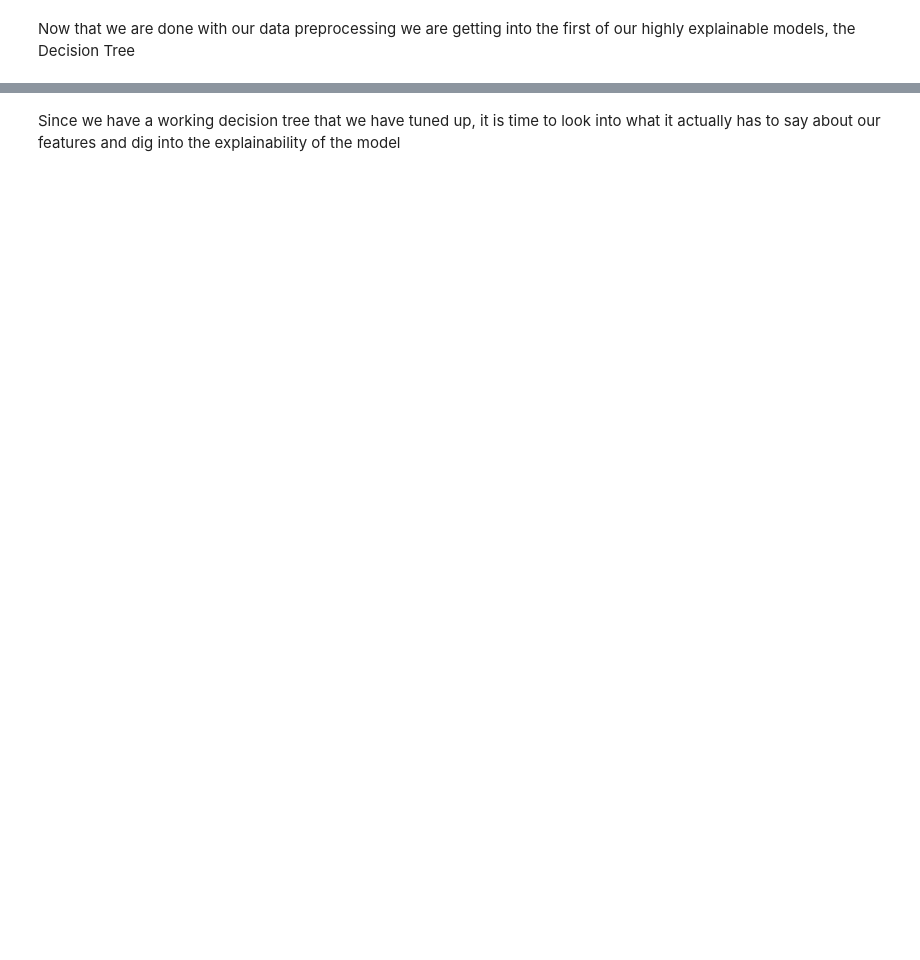
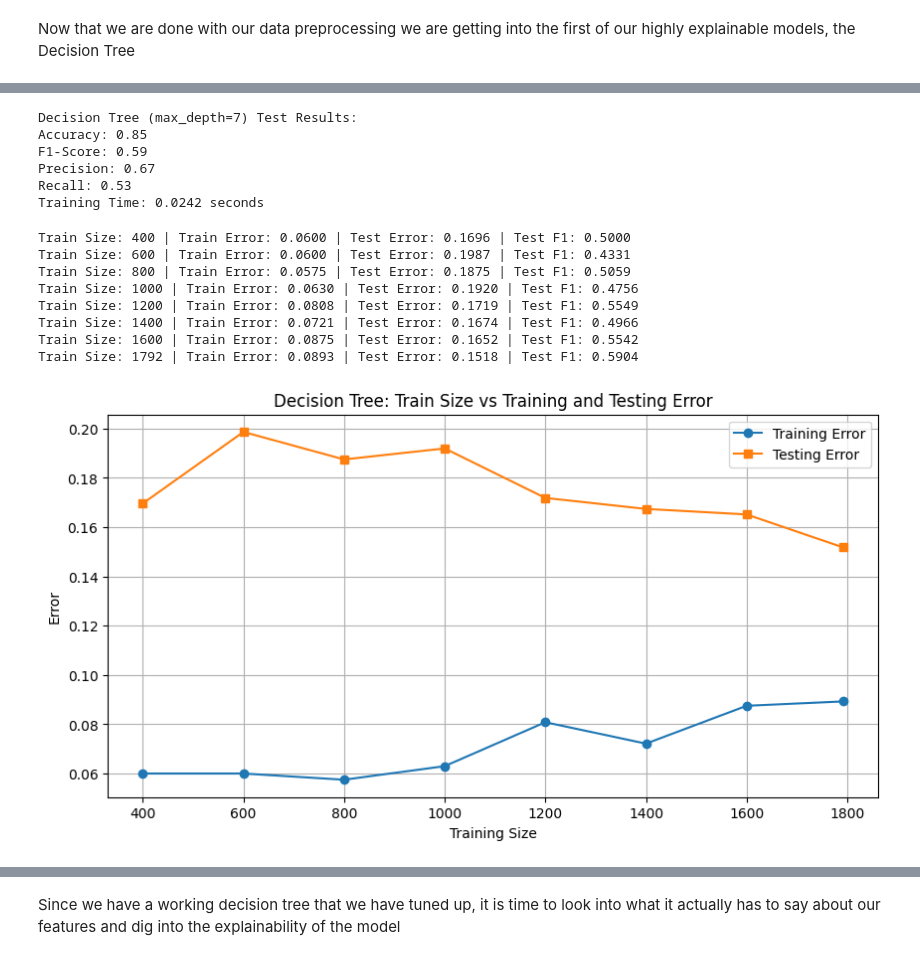
Before and after one commit to shankswhite/ML6140, a Jupyter notebook: HighExplainability.ipynb, the cells around one changed output, grey strips where cells are left out. Saved outputs shown, nothing was run; the diff lists cells and outputs as text; code cells hidden in the pictures; blank space fills up the shorter version.

```diff
--- a/HighExplainability.ipynb
+++ b/HighExplainability.ipynb
@@ -154,26 +240,30 @@ from sklearn.tree import DecisionTreeClassifier
 
 feature_names = marketing_df.drop(columns=['AcceptedAny']).columns.tolist()
 
-X_train, y_train, X_val, y_val, X_test, y_test = split_data(marketing_df, method='train_val_test')
+X = marketing_df.drop(columns=['AcceptedAny']).values
+y = marketing_df['AcceptedAny'].values
+
+X_train, X_test, y_train, y_test = train_test_split(
+    X, y, test_size=0.2, random_state=RANDOM_SEED, stratify=y
+)
 
 scaler = StandardScaler()
 X_train_scaled = scaler.fit_transform(X_train)
-X_val_scaled = scaler.transform(X_val)
 X_test_scaled = scaler.transform(X_test)
 
 # --- Hyperparameter tuning: max_depth via GridSearchCV ---
-param_grid = {'max_depth': [ 10, 15, 20, 25, 30, None]}
+param_grid = {'max_depth': [5, 7, 10, 15, 20, None]}
 
 grid_search = GridSearchCV(
     DecisionTreeClassifier(random_state=RANDOM_SEED),
     param_grid,
     scoring='f1',
     cv=5,
-    n_jobs=1
+    n_jobs=-1
 )
 
 start_time = time.time()
-grid_search.fit(X_train_scaled, y_train.ravel())
+grid_search.fit(X_train_scaled, y_train)
 end_time = time.time()
 
 best_depth = grid_search.best_params_['max_depth']
@@ -207,41 +308,58 @@ print(f"F1-Score: {f1:.2f}")
 print(f"Precision: {precision:.2f}")
 print(f"Recall: {recall:.2f}")
 print(f"Training Time: {dt_training_time:.4f} seconds")
+# %% [output]
+Decision Tree (max_depth=7) Test Results:
+Accuracy: 0.85
+F1-Score: 0.59
+Precision: 0.67
+Recall: 0.53
+Training Time: 0.0242 seconds
 # %%
 
 # --- Train size vs error ---
-train_sizes = [400, 600, 800, 1000, 1200]
+train_sizes = [400, 600, 800, 1000, 1200, 1400, 1600, 1792]
 dt_size_results = []
 
 for size in train_sizes:
     X_train_subset = X_train_scaled[:size]
     y_train_subset = y_train[:size]
 
     dt_model = DecisionTreeClassifier(max_depth=best_depth, random_state=RANDOM_SEED)
     dt_model.fit(X_train_subset, y_train_subset.ravel())
 
     y_train_pred = dt_model.predict(X_train_subset)
     train_error = 1 - accuracy_score(y_train_subset, y_train_pred)
 
     y_test_pred = dt_model.predict(X_test_scaled)
     test_error = 1 - accuracy_score(y_test, y_test_pred)
     test_f1 = f1_score(y_test, y_test_pred)
 
     dt_size_results.append({'train_size': size, 'train_error': train_error, 'test_error': test_error, 'test_f1': test_f1})
     print(f"Train Size: {size} | Train Error: {train_error:.4f} | Test Error: {test_error:.4f} | Test F1: {test_f1:.4f}")
 
 dt_size_results_arr = np.array([(r['train_size'], r['train_error'], r['test_error']) for r in dt_size_results])
 
 plt.figure(figsize=(10, 5))
 plt.title("Decision Tree: Train Size vs Training and Testing Error")
 plt.xlabel("Training Size")
 plt.ylabel("Error")
 plt.plot(dt_size_results_arr[:, 0], dt_size_results_arr[:, 1], marker='o', linestyle='-', label="Training Error")
 plt.plot(dt_size_results_arr[:, 0], dt_size_results_arr[:, 2], marker='s', linestyle='-', label="Testing Error")
 plt.legend()
 plt.grid(True)
 plt.savefig("dt_train_size_vs_error.png")
 plt.show()
+# %% [output]
+Train Size: 400 | Train Error: 0.0600 | Test Error: 0.1696 | Test F1: 0.5000
+Train Size: 600 | Train Error: 0.0600 | Test Error: 0.1987 | Test F1: 0.4331
+Train Size: 800 | Train Error: 0.0575 | Test Error: 0.1875 | Test F1: 0.5059
+Train Size: 1000 | Train Error: 0.0630 | Test Error: 0.1920 | Test F1: 0.4756
+Train Size: 1200 | Train Error: 0.0808 | Test Error: 0.1719 | Test F1: 0.5549
+Train Size: 1400 | Train Error: 0.0721 | Test Error: 0.1674 | Test F1: 0.4966
+Train Size: 1600 | Train Error: 0.0875 | Test Error: 0.1652 | Test F1: 0.5542
+Train Size: 1792 | Train Error: 0.0893 | Test Error: 0.1518 | Test F1: 0.5904
+[figure, added]
 # %%
 # --- Train size vs F1 ---
 plt.figure(figsize=(10, 5))
```
Also changed, not shown: parts of 28 cells of this notebook.
